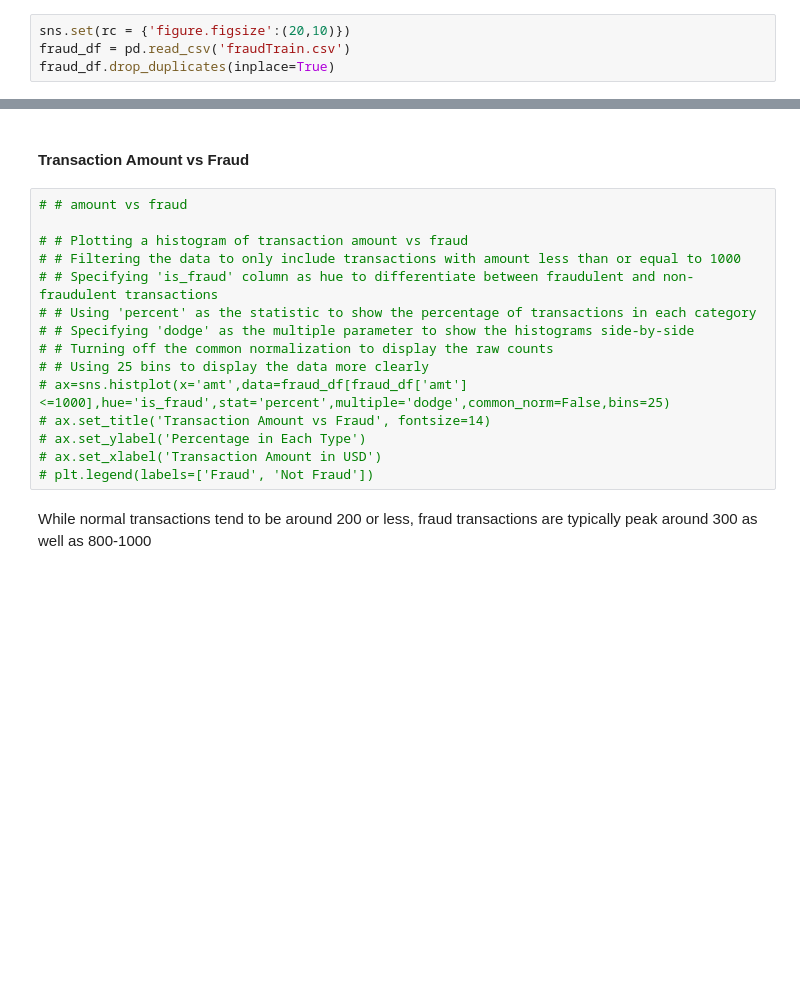
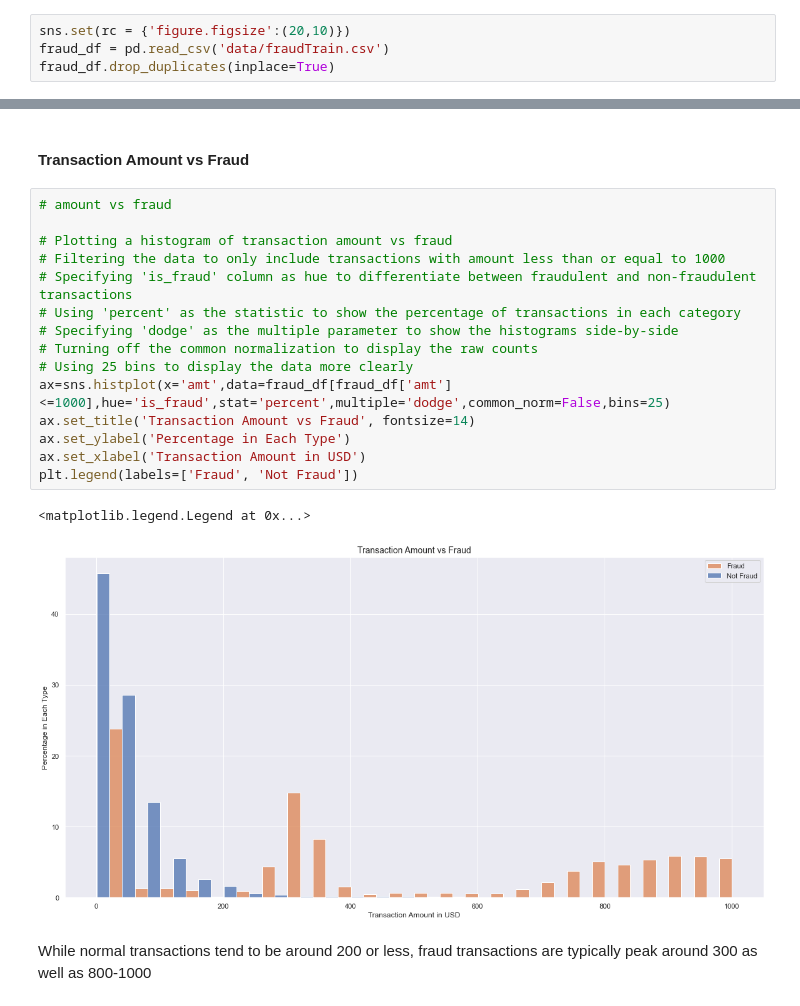
Before and after one commit to emily-chen8/DS4400-final-project, a Jupyter notebook: ds4400_fp.ipynb, the cells around one changed output, grey strips where cells are left out. Saved outputs shown, nothing was run; the diff lists cells and outputs as text; blank space fills up the shorter version.

Commit message:
ran cells with visuals

```diff
--- a/ds4400_fp.ipynb
+++ b/ds4400_fp.ipynb
@@ -42,7 +43,7 @@ from keras.layers import Dense, Dropout
 from keras.wrappers.scikit_learn import KerasClassifier
 # %%
 sns.set(rc = {'figure.figsize':(20,10)})
-fraud_df = pd.read_csv('fraudTrain.csv')
+fraud_df = pd.read_csv('data/fraudTrain.csv')
 fraud_df.drop_duplicates(inplace=True)
 # %% [markdown]
 ## Data Analysis
@@ -65,20 +66,23 @@ np.percentile(fraud_df['amt'],99)
 # %% [markdown]
 #### Transaction Amount vs Fraud
 # %%
-# # amount vs fraud
+# amount vs fraud
 
-# # Plotting a histogram of transaction amount vs fraud
-# # Filtering the data to only include transactions with amount less than or equal to 1000
-# # Specifying 'is_fraud' column as hue to differentiate between fraudulent and non-fraudulent transactions
-# # Using 'percent' as the statistic to show the percentage of transactions in each category
-# # Specifying 'dodge' as the multiple parameter to show the histograms side-by-side
-# # Turning off the common normalization to display the raw counts
-# # Using 25 bins to display the data more clearly
-# ax=sns.histplot(x='amt',data=fraud_df[fraud_df['amt']<=1000],hue='is_fraud',stat='percent',multiple='dodge',common_norm=False,bins=25)
-# ax.set_title('Transaction Amount vs Fraud', fontsize=14)
-# ax.set_ylabel('Percentage in Each Type')
-# ax.set_xlabel('Transaction Amount in USD')
-# plt.legend(labels=['Fraud', 'Not Fraud'])
+# Plotting a histogram of transaction amount vs fraud
+# Filtering the data to only include transactions with amount less than or equal to 1000
+# Specifying 'is_fraud' column as hue to differentiate between fraudulent and non-fraudulent transactions
+# Using 'percent' as the statistic to show the percentage of transactions in each category
+# Specifying 'dodge' as the multiple parameter to show the histograms side-by-side
+# Turning off the common normalization to display the raw counts
+# Using 25 bins to display the data more clearly
+ax=sns.histplot(x='amt',data=fraud_df[fraud_df['amt']<=1000],hue='is_fraud',stat='percent',multiple='dodge',common_norm=False,bins=25)
+ax.set_title('Transaction Amount vs Fraud', fontsize=14)
+ax.set_ylabel('Percentage in Each Type')
+ax.set_xlabel('Transaction Amount in USD')
+plt.legend(labels=['Fraud', 'Not Fraud'])
+# %% [output]
+<matplotlib.legend.Legend at 0x...>
+[figure, added]
 # %% [markdown]
 While normal transactions tend to be around 200 or less, fraud transactions are typically peak around 300 as well as 800-1000
 # %% [markdown]
```
Also changed, not shown: parts of 14 cells of this notebook.
